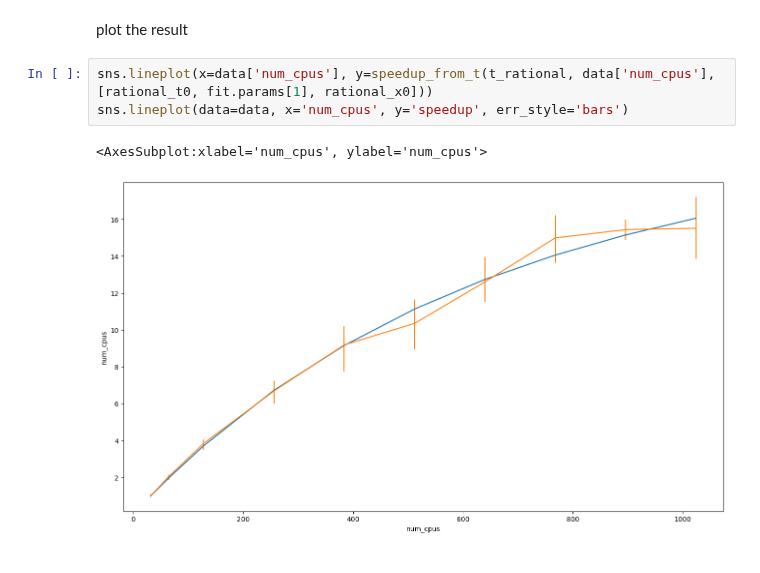
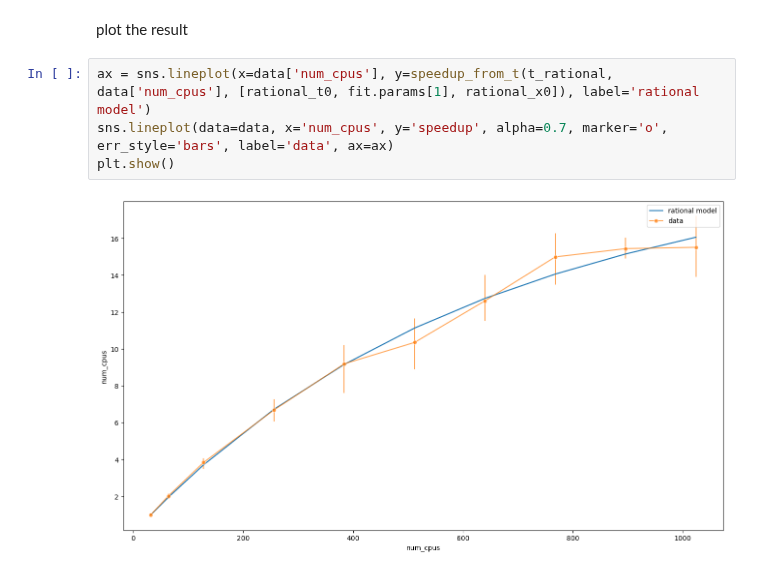
Before and after one commit to stefanocampanella/MHPC-project, a Jupyter notebook: notebooks/scaling.ipynb, the cells around one changed output. Drawn from its saved outputs; the diff is of its cells as text.

```diff
--- a/notebooks/scaling.ipynb
+++ b/notebooks/scaling.ipynb
@@ -334,11 +333,11 @@ def t_rational(x, t0, t1, x0):
 # %% [markdown]
 plot the result
 # %%
-sns.lineplot(x=data['num_cpus'], y=speedup_from_t(t_rational, data['num_cpus'], [rational_t0, fit.params[1], rational_x0]))
-sns.lineplot(data=data, x='num_cpus', y='speedup', err_style='bars')
+ax = sns.lineplot(x=data['num_cpus'], y=speedup_from_t(t_rational, data['num_cpus'], [rational_t0, fit.params[1], rational_x0]), label='rational model')
+sns.lineplot(data=data, x='num_cpus', y='speedup', alpha=0.7, marker='o', err_style='bars', label='data', ax=ax)
+plt.show()
 # %% [output]
-<AxesSubplot:xlabel='num_cpus', ylabel='num_cpus'>
-[figure, old version]
+[figure, new version]
 # %% [markdown]
 and see that the behaviour at large $n$ is quite different. In this case we have
 
```
Also changed, not shown: parts of 12 cells of this notebook.
